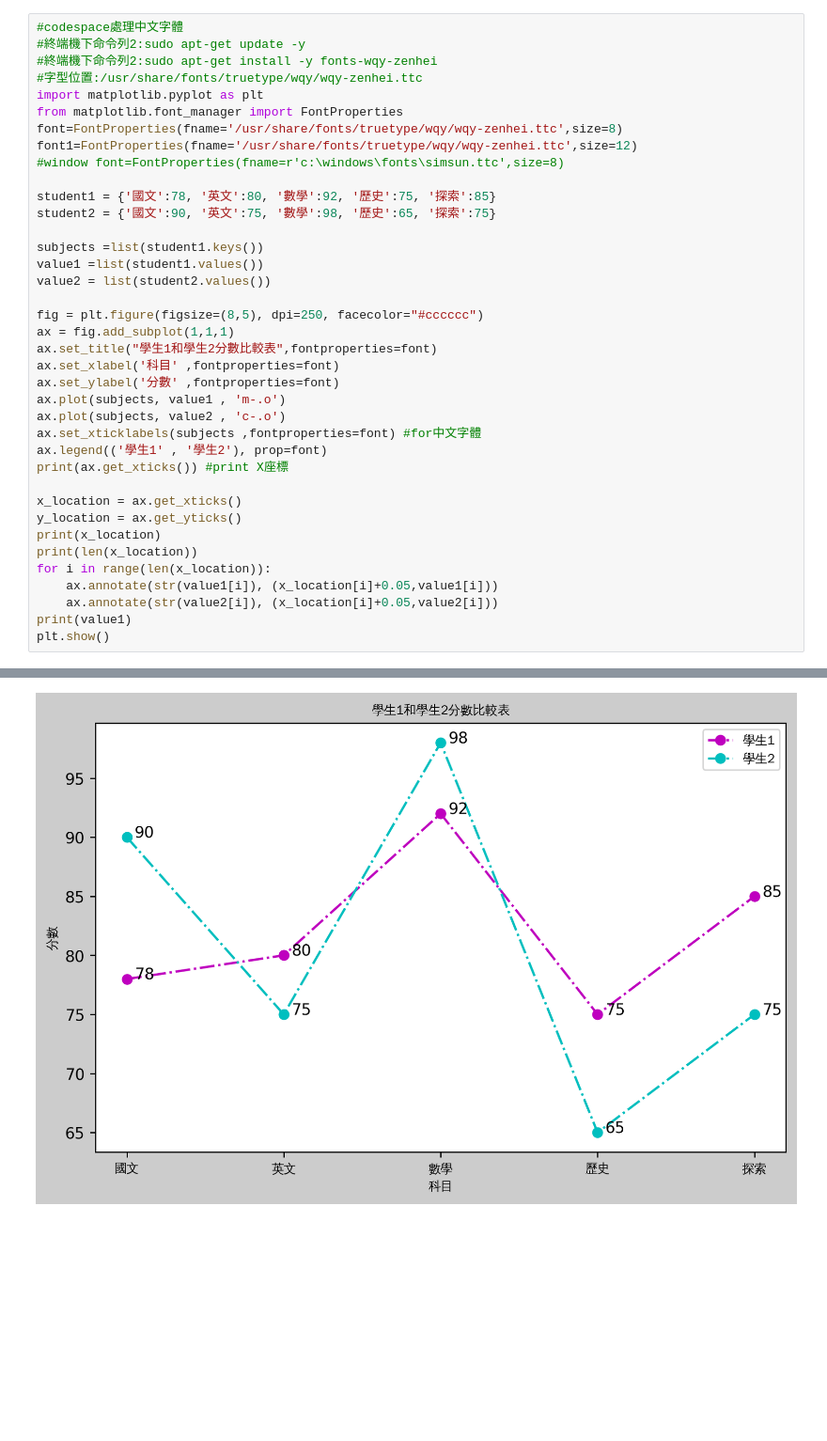
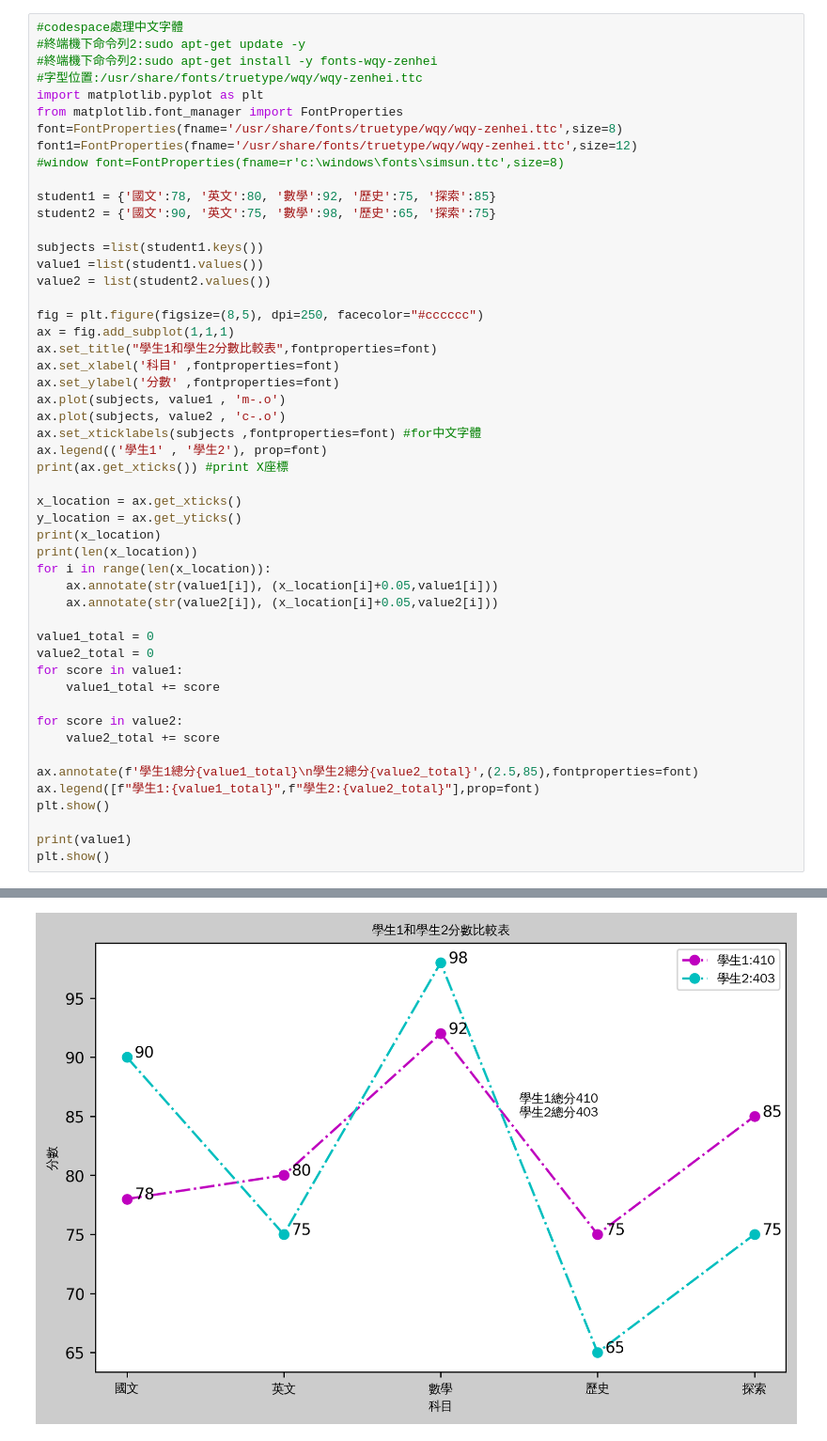
Before and after one commit to sofeini/0701, a Jupyter notebook: lesson11.ipynb, the cells around one changed output, grey strips where cells are left out. Shown: that part at 94% size. Saved outputs shown, nothing was run; the diff lists cells and outputs as text; blank space fills up the shorter version.

```diff
--- a/lesson11.ipynb
+++ b/lesson11.ipynb
@@ -140,6 +140,19 @@ print(len(x_location))
 for i in range(len(x_location)):
     ax.annotate(str(value1[i]), (x_location[i]+0.05,value1[i]))
     ax.annotate(str(value2[i]), (x_location[i]+0.05,value2[i]))
+
+value1_total = 0
+value2_total = 0
+for score in value1:
+    value1_total += score
+
+for score in value2:
+    value2_total += score
+
+ax.annotate(f'學生1總分{value1_total}\n學生2總分{value2_total}',(2.5,85),fontproperties=font)
+ax.legend([f"學生1:{value1_total}",f"學生2:{value2_total}"],prop=font)
+plt.show()
+
 print(value1)
 plt.show()
 # %% [output]
@@ -150 +162 @@ plt.show()
-[figure, old version]
+[figure, new version]
```
Also changed, not shown: parts of 1 cell of this notebook.
